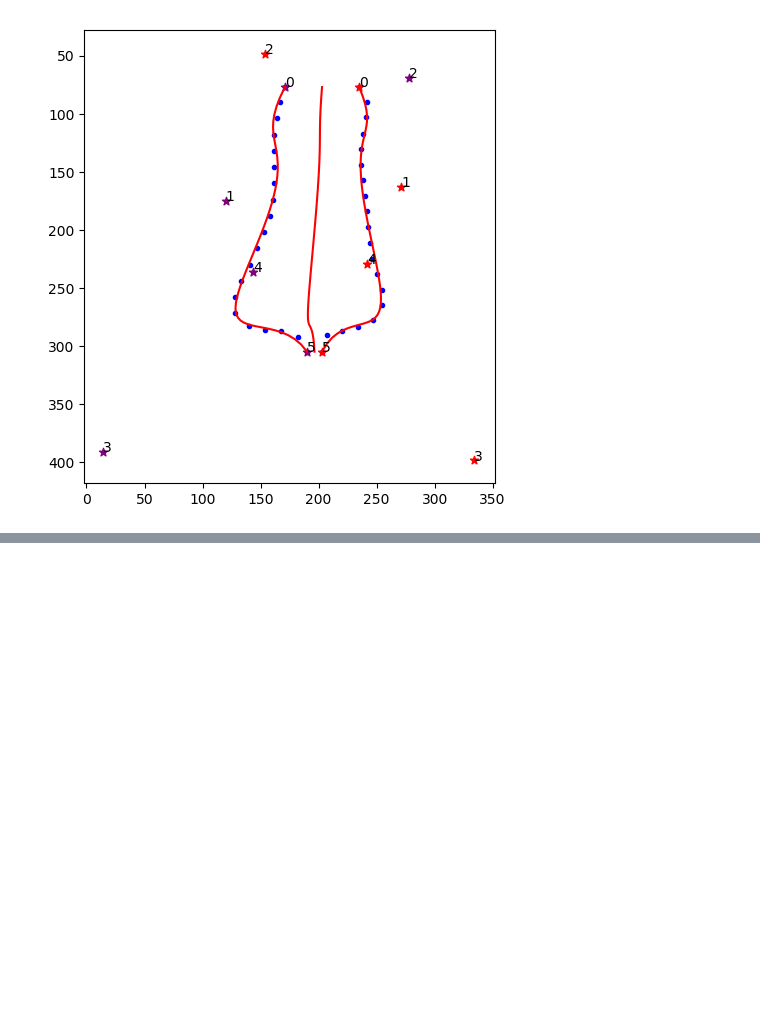
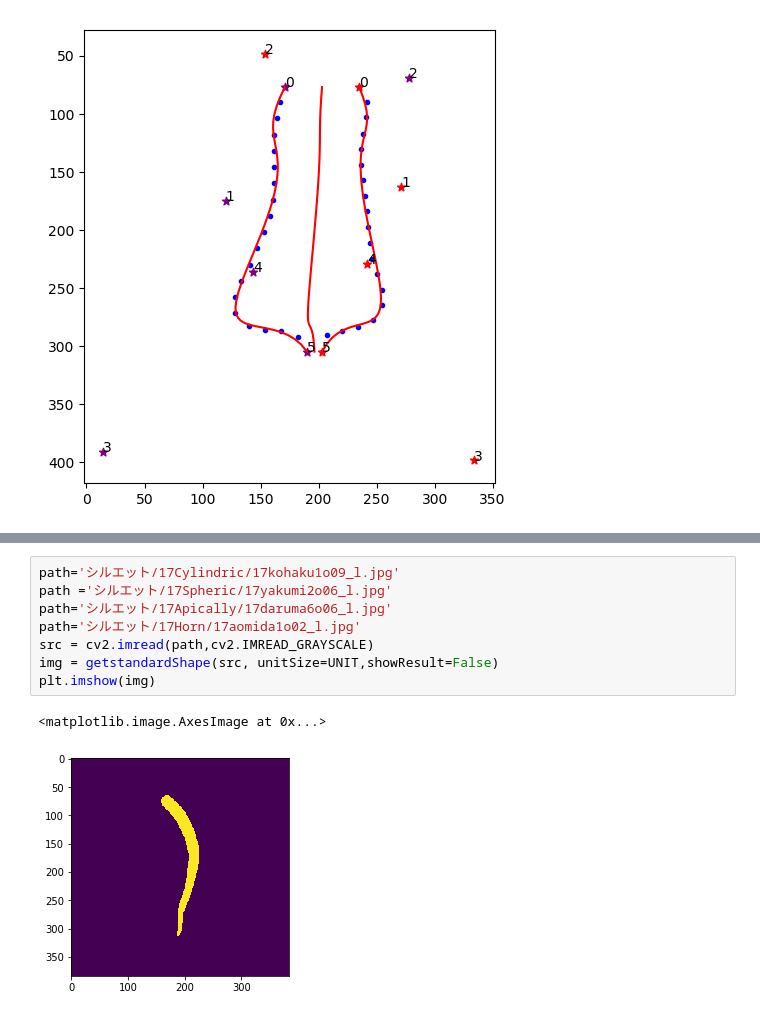
Before and after one commit to iciromaco/RL2nd, a Jupyter notebook: ベジエ 近似の次数による違い.ipynb, the cells around one changed output, grey strips where cells are left out. Drawn from its saved outputs; the diff is of its cells as text; blank space fills up the shorter version.

```diff
--- a/ベジエ 近似の次数による違い.ipynb
+++ b/ベジエ 近似の次数による違い.ipynb
@@ -139,0 +169,11 @@ threeLinesSeqR2(img, showImage =  False, n_samples=20,N=5,mode=2)
+# %%
+path='シルエット/17Cylindric/17kohaku1o09_l.jpg'
+path ='シルエット/17Spheric/17yakumi2o06_l.jpg'
+path='シルエット/17Apically/17daruma6o06_l.jpg'
+path='シルエット/17Horn/17aomida1o02_l.jpg'
+src = cv2.imread(path,cv2.IMREAD_GRAYSCALE)
+img = getstandardShape(src, unitSize=UNIT,showResult=False)
+plt.imshow(img)
+# %% [output]
+<matplotlib.image.AxesImage at 0x...>
+[figure, added]
```
Also changed, not shown: parts of 5 cells of this notebook, 3 other files.
